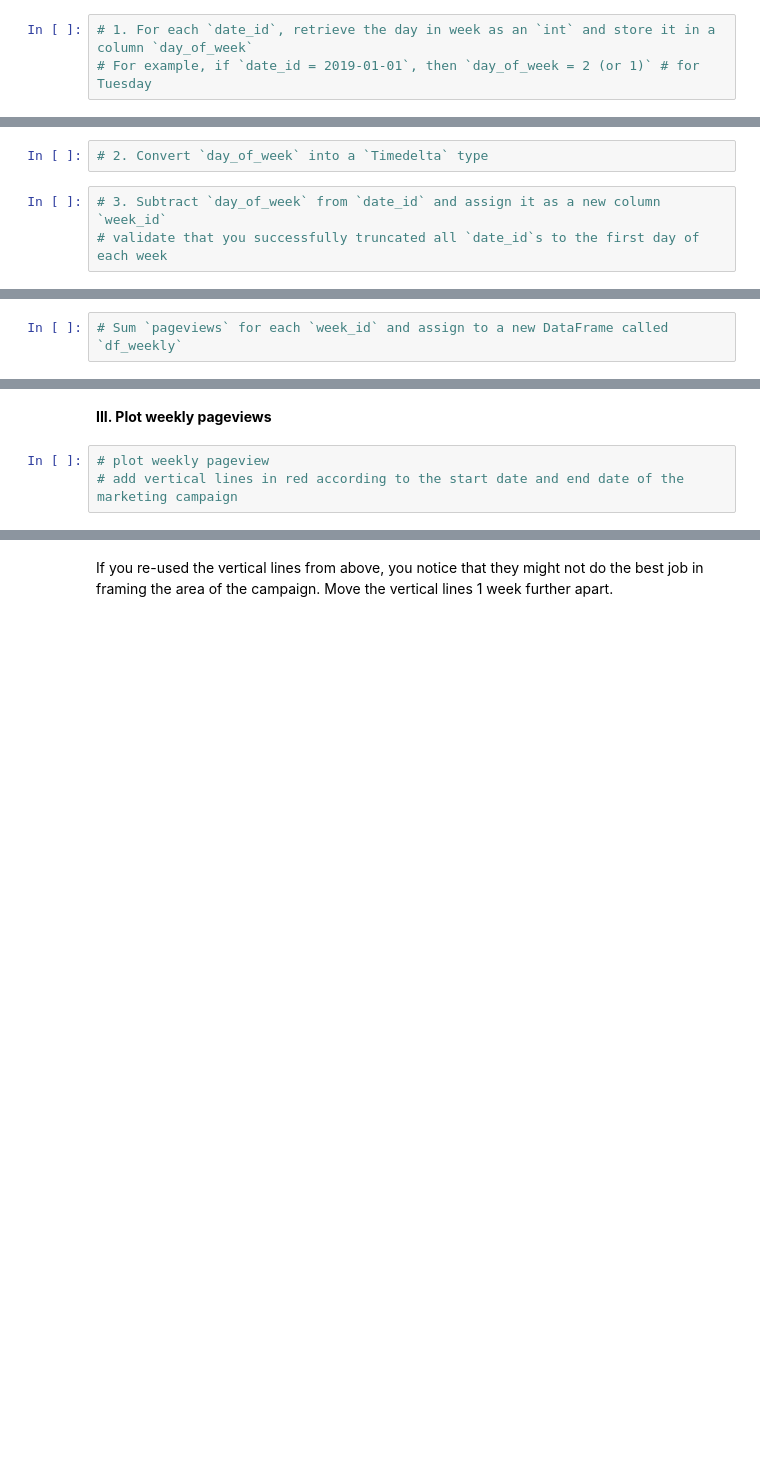
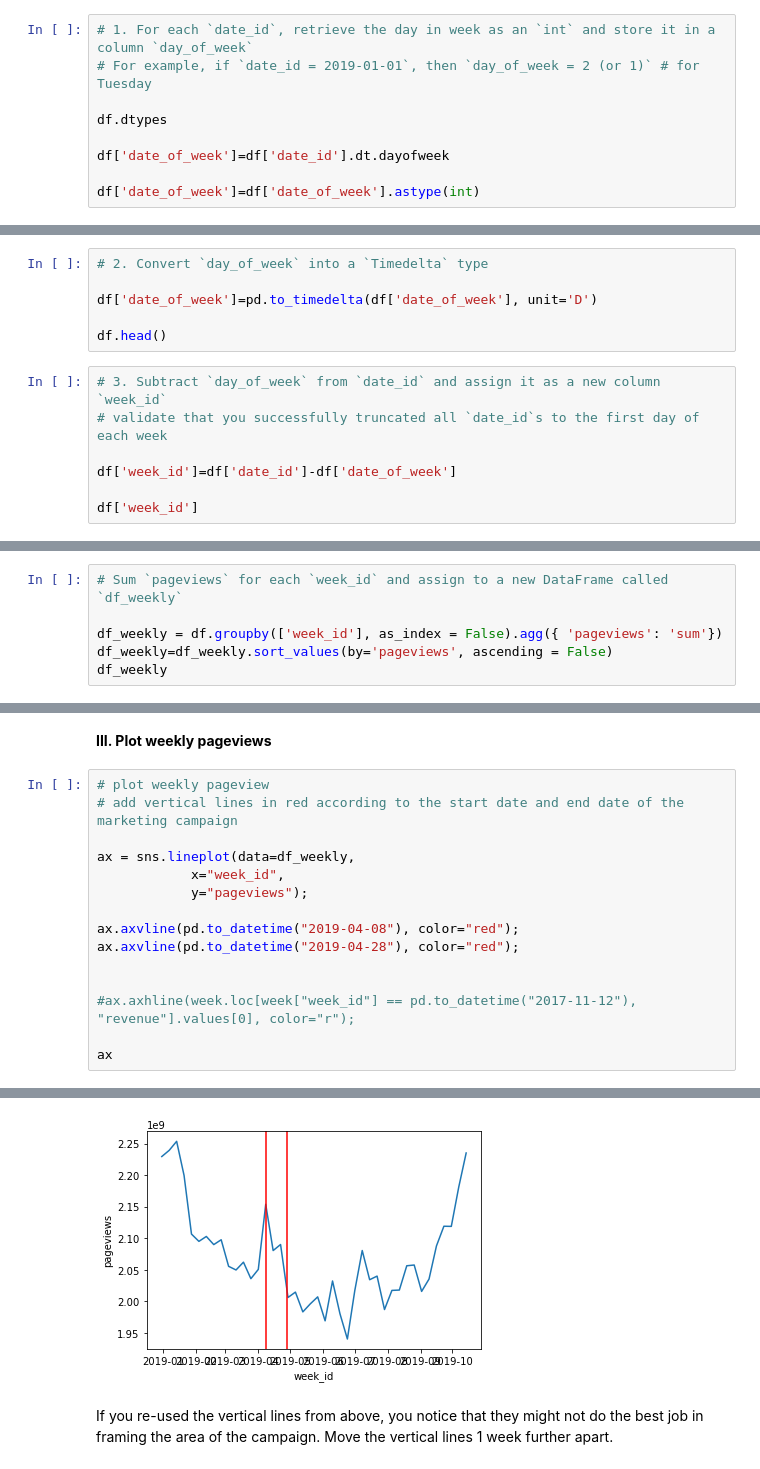
Before and after one commit to Brunadiasmiguel/data-ber-08-20, a Jupyter notebook: Labs/module-2_labs/05_applied-analysis/01_time_series_regression/your-code/lab-time_series_regression_ROI.ipynb, the cells around one changed output, grey strips where cells are left out. Drawn from its saved outputs; the diff is of its cells as text; blank space fills up the shorter version.

```diff
--- a/Labs/module-2_labs/05_applied-analysis/01_time_series_regression/your-code/lab-time_series_regression_ROI.ipynb
+++ b/Labs/module-2_labs/05_applied-analysis/01_time_series_regression/your-code/lab-time_series_regression_ROI.ipynb
@@ -123,3 +123,9 @@ To do so, you have to group your dataset by weeks and sum over pageview to get w
 # %%
 # 1. For each `date_id`, retrieve the day in week as an `int` and store it in a column `day_of_week`
 # For example, if `date_id = 2019-01-01`, then `day_of_week = 2 (or 1)` # for Tuesday
+
+df.dtypes
+
+df['date_of_week']=df['date_id'].dt.dayofweek
+
+df['date_of_week']=df['date_of_week'].astype(int)
@@ -126,5 +142,13 @@ To do so, you have to group your dataset by weeks and sum over pageview to get w
 # %%
 # 2. Convert `day_of_week` into a `Timedelta` type
+
+df['date_of_week']=pd.to_timedelta(df['date_of_week'], unit='D')
+
+df.head()
 # %%
 # 3. Subtract `day_of_week` from `date_id` and assign it as a new column `week_id`
 # validate that you successfully truncated all `date_id`s to the first day of each week
+
+df['week_id']=df['date_id']-df['date_of_week']
+
+df['week_id']
@@ -132,3 +169,7 @@ To do so, you have to group your dataset by weeks and sum over pageview to get w
 **II. Group by `week_id`**
 # %%
 # Sum `pageviews` for each `week_id` and assign to a new DataFrame called `df_weekly`
+
+df_weekly = df.groupby(['week_id'], as_index = False).agg({ 'pageviews': 'sum'})
+df_weekly=df_weekly.sort_values(by='pageviews', ascending = False)
+df_weekly
@@ -137,3 +196,16 @@ To do so, you have to group your dataset by weeks and sum over pageview to get w
 # %%
 # plot weekly pageview
 # add vertical lines in red according to the start date and end date of the marketing campaign
+
+ax = sns.lineplot(data=df_weekly,
+            x="week_id",
+            y="pageviews");
+
+ax.axvline(pd.to_datetime("2019-04-08"), color="red");
+ax.axvline(pd.to_datetime("2019-04-28"), color="red");
+
+
+#ax.axhline(week.loc[week["week_id"] == pd.to_datetime("2017-11-12"), "revenue"].values[0], color="r");
+
+ax
+# %% [output]
@@ -140,3 +213,4 @@ To do so, you have to group your dataset by weeks and sum over pageview to get w
+[figure, added]
 # %% [markdown]
 If you re-used the vertical lines from above, you notice that they might not do the best job in framing the area of the campaign. Move the vertical lines 1 week further apart.
 # %%
```
Also changed, not shown: parts of 15 cells of this notebook.
